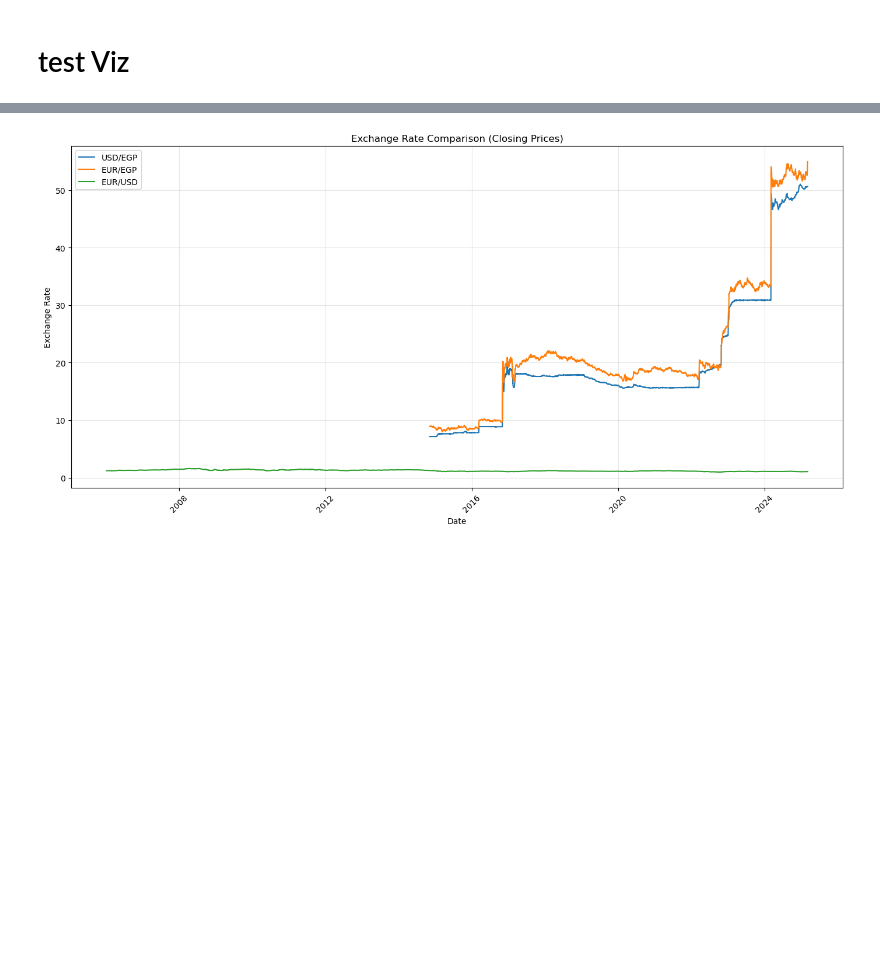
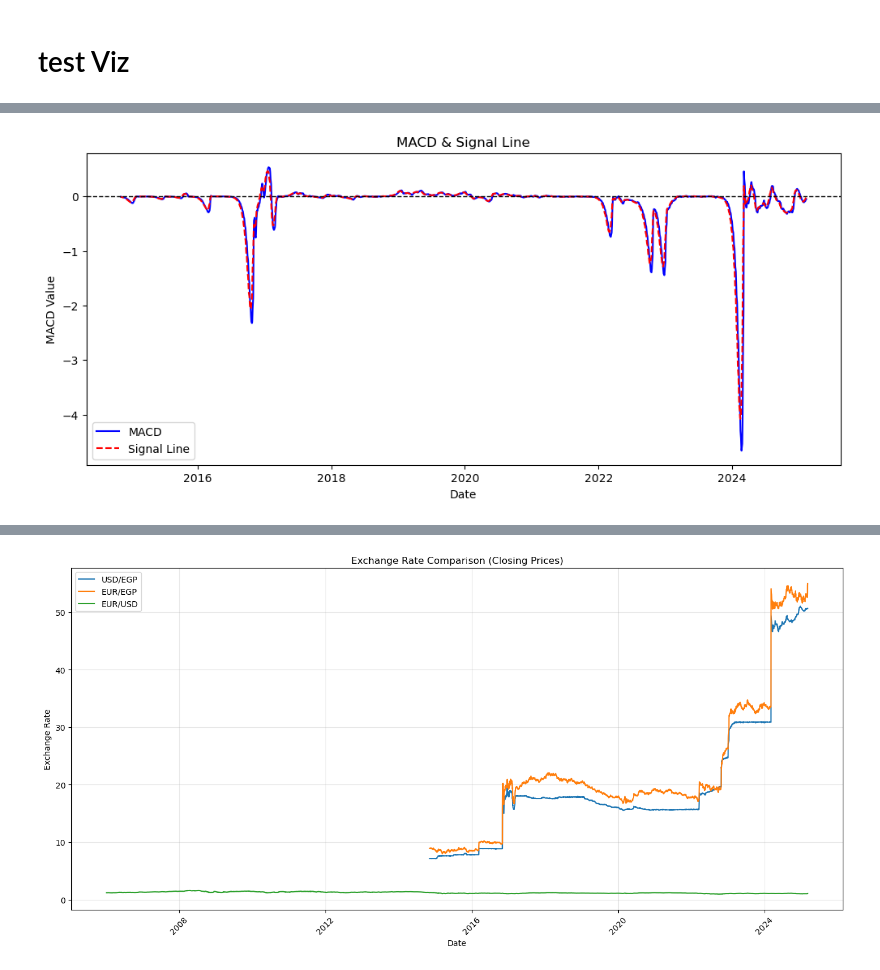
Before and after one commit to Anwaribra/Real-time-Forex-Data-Pipeline, a Jupyter notebook: data_cleaning.ipynb, the cells around one changed output, grey strips where cells are left out. Saved outputs shown, nothing was run; the diff lists cells and outputs as text; code cells hidden in the pictures; blank space fills up the shorter version.

```diff
--- a/data_cleaning.ipynb
+++ b/data_cleaning.ipynb
@@ -51,0 +353,12 @@ eur_usd = pd.read_csv(f"{data_folder}/historical_EUR_USD.csv", index_col="Date",
+# %%
+plt.figure(figsize=(12,5))
+plt.plot(usd_egp['Date'], usd_egp['MACD'], label='MACD', color='blue')
+plt.plot(usd_egp['Date'], usd_egp['Signal_Line'], label='Signal Line', color='red', linestyle='dashed')
+plt.axhline(0, color='black', linestyle='--', linewidth=1)
+plt.title('MACD & Signal Line')
+plt.xlabel('Date')
+plt.ylabel('MACD Value')
+plt.legend()
+plt.show()
+# %% [output]
+[figure, added]
```
Also changed, not shown: parts of 32 cells of this notebook.
